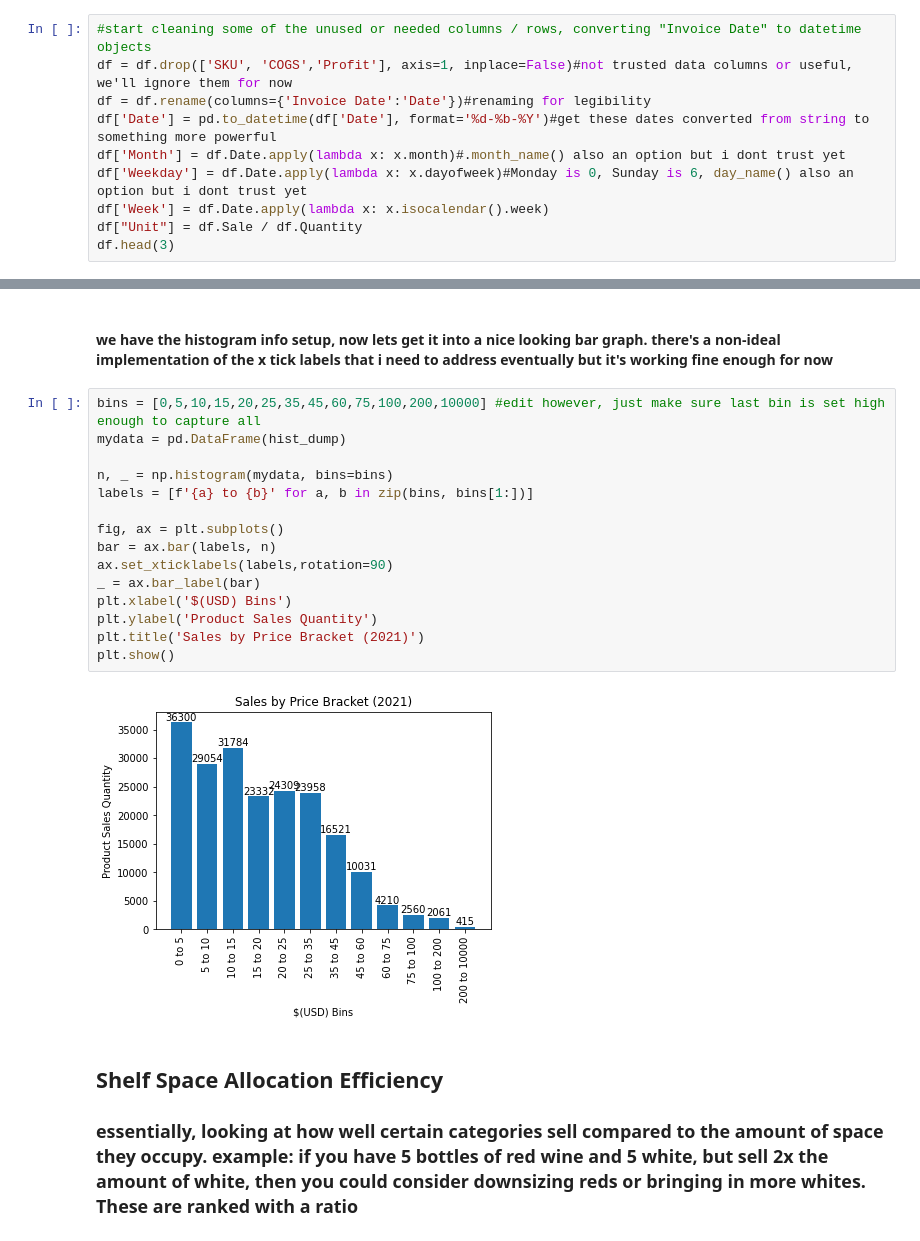
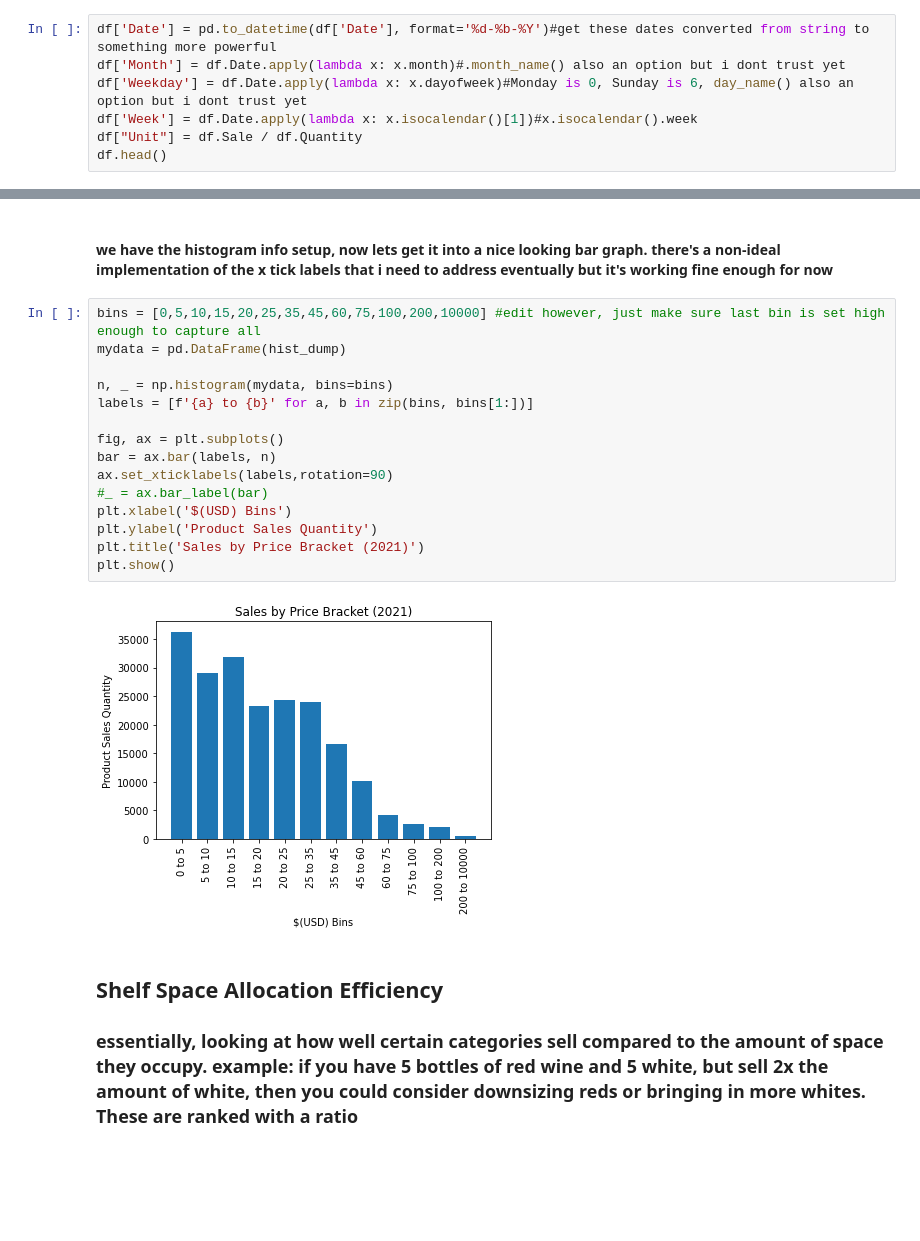
Before and after one commit to TheAgaveFairy/practice, a Jupyter notebook: SbPDetail.ipynb, the cells around one changed output, grey strips where cells are left out. Cells and saved outputs as stored; diff of their text form; blank space fills up the shorter version.

```diff
--- a/SbPDetail.ipynb
+++ b/SbPDetail.ipynb
@@ -37,13 +42,10 @@ temp[temp['Product'].duplicated()]
 # %%
-#start cleaning some of the unused or needed columns / rows, converting "Invoice Date" to datetime objects
-df = df.drop(['SKU', 'COGS','Profit'], axis=1, inplace=False)#not trusted data columns or useful, we'll ignore them for now
-df = df.rename(columns={'Invoice Date':'Date'})#renaming for legibility
 df['Date'] = pd.to_datetime(df['Date'], format='%d-%b-%Y')#get these dates converted from string to something more powerful
 df['Month'] = df.Date.apply(lambda x: x.month)#.month_name() also an option but i dont trust yet
 df['Weekday'] = df.Date.apply(lambda x: x.dayofweek)#Monday is 0, Sunday is 6, day_name() also an option but i dont trust yet
-df['Week'] = df.Date.apply(lambda x: x.isocalendar().week)
+df['Week'] = df.Date.apply(lambda x: x.isocalendar()[1])#x.isocalendar().week
 df["Unit"] = df.Sale / df.Quantity
-df.head(3)
+df.head()
 # %% [output]
 |  | Product | Category | Date | Customer | Quantity | Sale | Month | Weekday | Week | Unit |
 | 0 | Matthiasson Cabernet Sauvignon 750ml | Red New World | 2021-02-06 | Customer Square 2 | 1 | 67.99 | 2 | 5 | 5 | 67.99 |
@@ -364,20 +375,20 @@ hist_dump[0:(hist.Quantity.iloc[0]+1)]#show that its working
 # %%
 bins = [0,5,10,15,20,25,35,45,60,75,100,200,10000] #edit however, just make sure last bin is set high enough to capture all
 mydata = pd.DataFrame(hist_dump)
 
 n, _ = np.histogram(mydata, bins=bins)
 labels = [f'{a} to {b}' for a, b in zip(bins, bins[1:])]
 
 fig, ax = plt.subplots()
 bar = ax.bar(labels, n)
 ax.set_xticklabels(labels,rotation=90)
-_ = ax.bar_label(bar)
+#_ = ax.bar_label(bar)
 plt.xlabel('$(USD) Bins')
 plt.ylabel('Product Sales Quantity')
 plt.title('Sales by Price Bracket (2021)')
 plt.show()
 # %% [output]
-[figure, old version]
+[figure, new version]
 # %% [markdown]
 ## Shelf Space Allocation Efficiency
 
```
Also changed, not shown: parts of 15 cells of this notebook, 3 other files.
